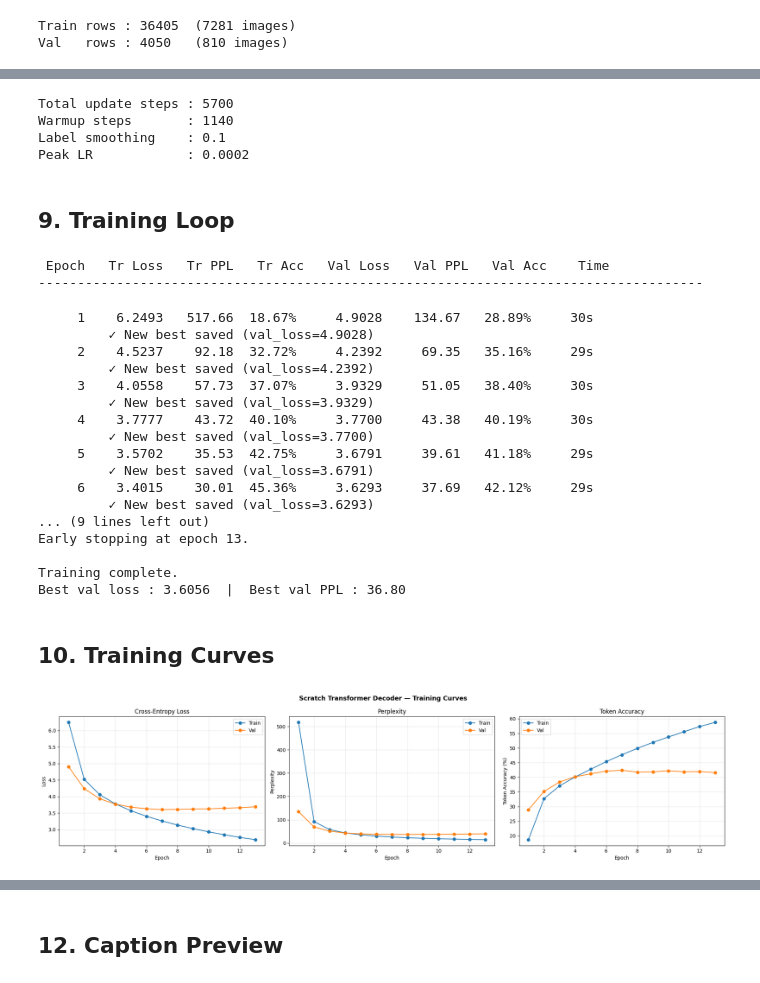
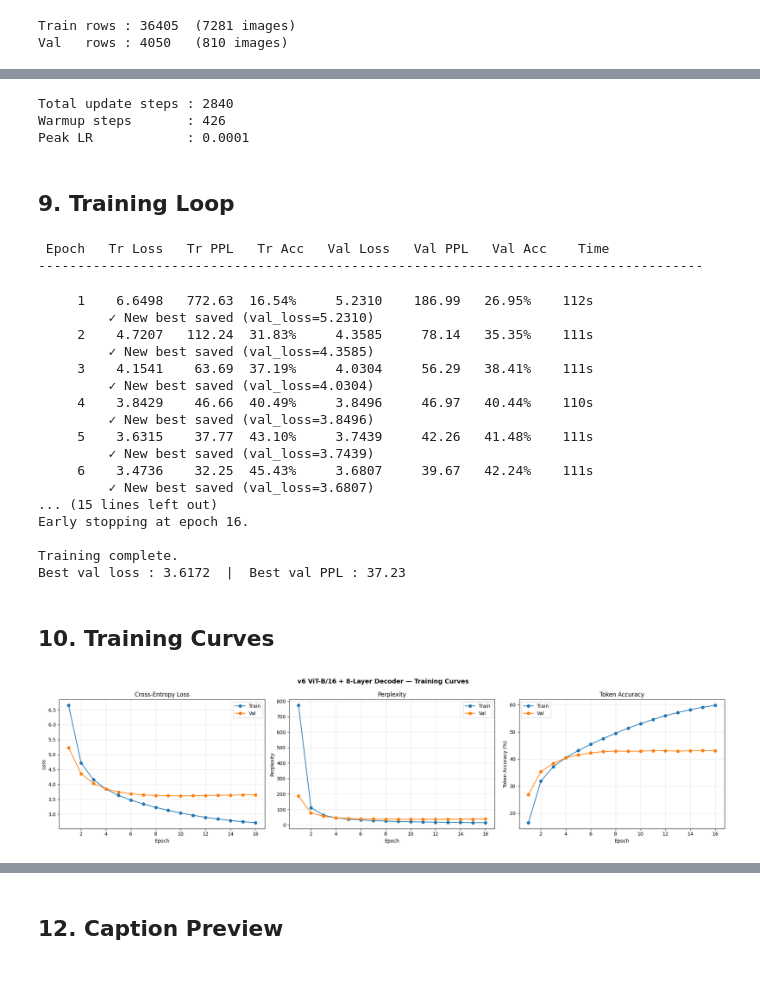
Before and after one commit to Reperi-toxi/Image-captioning, a Jupyter notebook: data-and-train-scratch.ipynb, the cells around one changed output, grey strips where cells are left out. Drawn from its saved outputs; the diff is of its cells as text; code cells hidden in the pictures.

```diff
--- a/data-and-train-scratch.ipynb
+++ b/data-and-train-scratch.ipynb
@@ -195,7 +153,6 @@ PAD=0  SOS=1  EOS=2  UNK=3
 Sample tokens: ['a', 'in', 'the', 'on', 'is', 'and', 'dog', 'with', 'man', 'of', 'two', 'white', 'black', 'boy', 'are', 'woman']
 # %%
 def encode(caption: str, max_len: int = 52) -> list[int]:
-    """Convert caption string → token index list (with SOS and EOS, capped at max_len)."""
     tokens = [SOS_IDX]
     for w in tokenise(caption):
         tokens.append(word2idx.get(w, UNK_IDX))
@@ -203,7 +160,6 @@ def encode(caption: str, max_len: int = 52) -> list[int]:
     return tokens[:max_len]
 
 def decode(indices) -> str:
-    """Convert token indices → caption string (strips special tokens)."""
     words = []
     for i in indices:
         if i == EOS_IDX:
@@ -212,7 +168,6 @@ def decode(indices) -> str:
             words.append(idx2word.get(i, UNK_TOKEN))
     return " ".join(words)
 
-# Sanity check
 sample_cap = df['caption'].iloc[0]
 enc = encode(sample_cap)
 print(f"Original : {sample_cap}")
@@ -693,10 +679,9 @@ Val   batches : 32   (4050 rows)
 # %%
 NUM_EPOCHS    = 20
-WARMUP_EPOCHS = 4   # v3: 3->4; larger model benefits from longer warmup
+WARMUP_EPOCHS = 3
 PATIENCE      = 6
 LABEL_SMOOTH  = 0.1
-ACCUM_STEPS   = 1    # v4: 4→1; batch=256 already gives large effective batch, no accum needed
-LR            = 2e-4    # v4: restored; effective batch is same (256) but no accum overhead
+LR            = 1e-4   # v6: slightly lower than v5 (2e-4); larger model is more sensitive
 
 optimizer = torch.optim.AdamW(
     model.parameters(),
@@ -720,13 +705,11 @@ scaler    = torch.amp.GradScaler("cuda")
 
 print(f"Total update steps : {total_steps}")
 print(f"Warmup steps       : {warmup_steps}")
-print(f"Label smoothing    : {LABEL_SMOOTH}")
 print(f"Peak LR            : {LR}")
 # %% [output]
-Total update steps : 5700
-Warmup steps       : 1140
-Label smoothing    : 0.1
-Peak LR            : 0.0002
+Total update steps : 2840
+Warmup steps       : 426
+Peak LR            : 0.0001
 # %% [markdown]
 ## 9. Training Loop
 # %%
@@ -734,7 +717,7 @@ def smooth_loss(logits, targets, smoothing=0.1, ignore_index=PAD_IDX):
     """
     Label-smoothed cross-entropy.
     logits  : (B, T, V)
-    targets : (B, T)   — PAD positions are ignored
+    targets : (B, T)
     """
     V = logits.size(-1)
     logits_2d  = logits.reshape(-1, V)
@@ -761,7 +744,7 @@ def train_one_epoch(model, loader, optimizer, scheduler, scaler, device, accum_s
         tgt   = tgt.to(device,   non_blocking=True)
 
         with torch.amp.autocast("cuda"):
-            logits = model(feats, inp)               # (B, T, V)
+            logits = model(feats, inp)
             loss   = smooth_loss(logits, tgt, smoothing=LABEL_SMOOTH) / accum_steps
 
         scaler.scale(loss).backward()
@@ -775,7 +758,7 @@ def train_one_epoch(model, loader, optimizer, scheduler, scaler, device, accum_s
             optimizer.zero_grad()
 
         with torch.no_grad():
-            preds = logits.argmax(dim=-1)              # (B, T)
+            preds = logits.argmax(dim=-1)
             mask  = (tgt != PAD_IDX)
             correct_tokens += (preds[mask] == tgt[mask]).sum().item()
             total_tokens   += mask.sum().item()
@@ -852,17 +835,18 @@ for epoch in range(1, NUM_EPOCHS + 1):
         best_val_loss    = val_loss
         patience_counter = 0
         torch.save({
-            'epoch'     : epoch,
+            'epoch'      : epoch,
             'model_state': model.state_dict(),
-            'val_loss'  : val_loss,
-            'vocab'     : {'word2idx': word2idx, 'idx2word': idx2word,
-                           'PAD_IDX': PAD_IDX, 'SOS_IDX': SOS_IDX,
-                           'EOS_IDX': EOS_IDX, 'UNK_IDX': UNK_IDX,
-                           'VOCAB_SIZE': VOCAB_SIZE},
-            'hparams'   : {'D_MODEL': D_MODEL, 'N_HEADS': N_HEADS,
-                           'N_LAYERS': N_LAYERS, 'D_FF': D_FF,
-                           'DROPOUT': DROPOUT, 'MAX_SEQ': MAX_SEQ,
-                           'CNN_DIM': CNN_DIM, 'N_SPATIAL': N_SPATIAL},
+            'val_loss'   : val_loss,
+            'vocab'      : {'word2idx': word2idx, 'idx2word': idx2word,
+                            'PAD_IDX': PAD_IDX, 'SOS_IDX': SOS_IDX,
+                            'EOS_IDX': EOS_IDX, 'UNK_IDX': UNK_IDX,
+                            'VOCAB_SIZE': VOCAB_SIZE},
+            'hparams'    : {'D_MODEL': D_MODEL, 'N_HEADS': N_HEADS,
+                            'N_LAYERS': N_LAYERS, 'D_FF': D_FF,
+                            'DROPOUT': DROPOUT, 'DROP_PATH': DROP_PATH,
+                            'MAX_SEQ': MAX_SEQ, 'VIT_DIM': VIT_DIM,
+                            'CNN_DIM': CNN_DIM, 'N_SPATIAL': N_SPATIAL},
         }, SAVE_DIR / "best_model.pt")
         print(f"         ✓ New best saved (val_loss={val_loss:.4f})")
     else:
@@ -876,51 +860,51 @@ print(f"Best val loss : {best_val_loss:.4f}  |  Best val PPL : {math.exp(min(bes
 # %% [output]
  Epoch   Tr Loss   Tr PPL   Tr Acc   Val Loss   Val PPL   Val Acc    Time
 -------------------------------------------------------------------------------------
-     1    6.2493   517.66  18.67%     4.9028    134.67   28.89%     30s
-         ✓ New best saved (val_loss=4.9028)
-     2    4.5237    92.18  32.72%     4.2392     69.35   35.16%     29s
-         ✓ New best saved (val_loss=4.2392)
-     3    4.0558    57.73  37.07%     3.9329     51.05   38.40%     30s
-         ✓ New best saved (val_loss=3.9329)
-     4    3.7777    43.72  40.10%     3.7700     43.38   40.19%     30s
-         ✓ New best saved (val_loss=3.7700)
-     5    3.5702    35.53  42.75%     3.6791     39.61   41.18%     29s
-         ✓ New best saved (val_loss=3.6791)
-     6    3.4015    30.01  45.36%     3.6293     37.69   42.12%     29s
-         ✓ New best saved (val_loss=3.6293)
-... (9 lines left out)
-Early stopping at epoch 13.
+     1    6.6498   772.63  16.54%     5.2310    186.99   26.95%    112s
+         ✓ New best saved (val_loss=5.2310)
+     2    4.7207   112.24  31.83%     4.3585     78.14   35.35%    111s
+         ✓ New best saved (val_loss=4.3585)
+     3    4.1541    63.69  37.19%     4.0304     56.29   38.41%    111s
+         ✓ New best saved (val_loss=4.0304)
+     4    3.8429    46.66  40.49%     3.8496     46.97   40.44%    110s
+         ✓ New best saved (val_loss=3.8496)
+     5    3.6315    37.77  43.10%     3.7439     42.26   41.48%    111s
+         ✓ New best saved (val_loss=3.7439)
+     6    3.4736    32.25  45.43%     3.6807     39.67   42.24%    111s
+         ✓ New best saved (val_loss=3.6807)
+... (15 lines left out)
+Early stopping at epoch 16.
 
 Training complete.
-Best val loss : 3.6056  |  Best val PPL : 36.80
+Best val loss : 3.6172  |  Best val PPL : 37.23
 # %% [markdown]
 ## 10. Training Curves
 # %%
 epochs_ran = range(1, len(history["train_loss"]) + 1)
 
 fig, axes = plt.subplots(1, 3, figsize=(20, 5))
 
 axes[0].plot(epochs_ran, history["train_loss"], label="Train", marker="o")
 axes[0].plot(epochs_ran, history["val_loss"],   label="Val",   marker="o")
 axes[0].set_xlabel("Epoch"); axes[0].set_ylabel("Loss")
 axes[0].set_title("Cross-Entropy Loss"); axes[0].legend(); axes[0].grid(True, alpha=0.3)
 
 axes[1].plot(epochs_ran, history["train_ppl"], label="Train", marker="o")
 axes[1].plot(epochs_ran, history["val_ppl"],   label="Val",   marker="o")
 axes[1].set_xlabel("Epoch"); axes[1].set_ylabel("Perplexity")
 axes[1].set_title("Perplexity"); axes[1].legend(); axes[1].grid(True, alpha=0.3)
 
 axes[2].plot(epochs_ran, [a * 100 for a in history["train_acc"]], label="Train", marker="o")
 axes[2].plot(epochs_ran, [a * 100 for a in history["val_acc"]],   label="Val",   marker="o")
 axes[2].set_xlabel("Epoch"); axes[2].set_ylabel("Token Accuracy (%)")
 axes[2].set_title("Token Accuracy"); axes[2].legend(); axes[2].grid(True, alpha=0.3)
 
-plt.suptitle("Scratch Transformer Decoder — Training Curves", fontsize=13, fontweight="bold")
+plt.suptitle("v6 ViT-B/16 + 8-Layer Decoder — Training Curves", fontsize=13, fontweight="bold")
 plt.tight_layout()
 plt.savefig(SAVE_DIR / "training_curves.png", dpi=150, bbox_inches="tight")
 plt.show()
 # %% [output]
-[figure, old version]
+[figure, new version]
 # %% [markdown]
 ## 11. Inference — Beam Search
 
```
Also changed, not shown: parts of 28 cells of this notebook.
